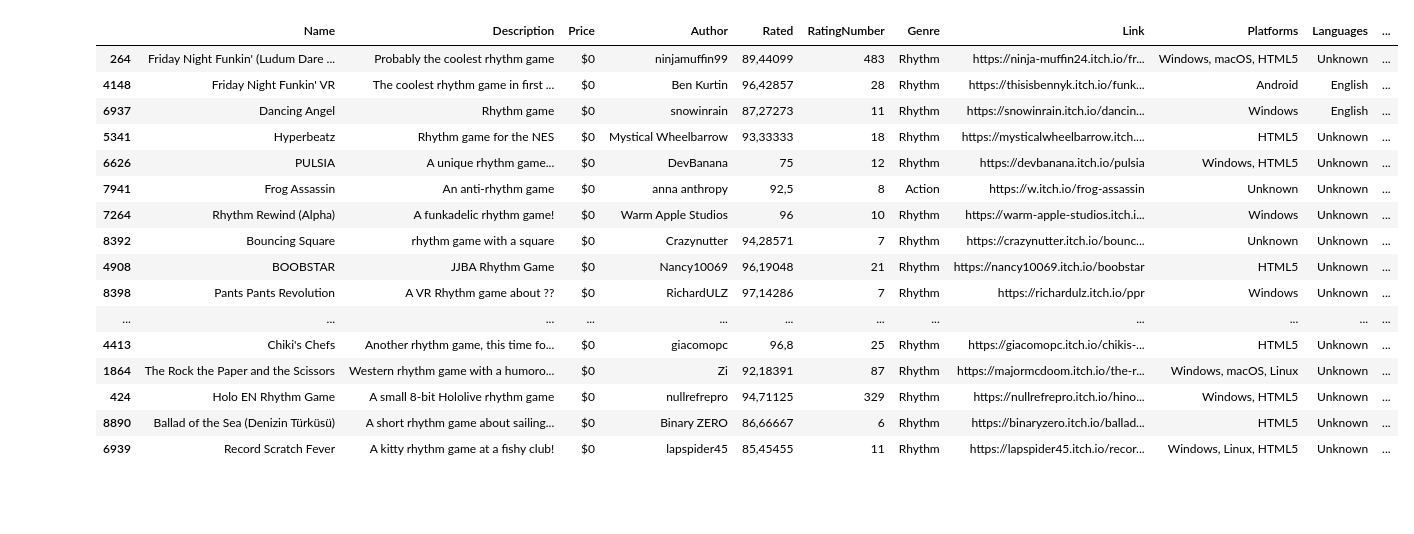
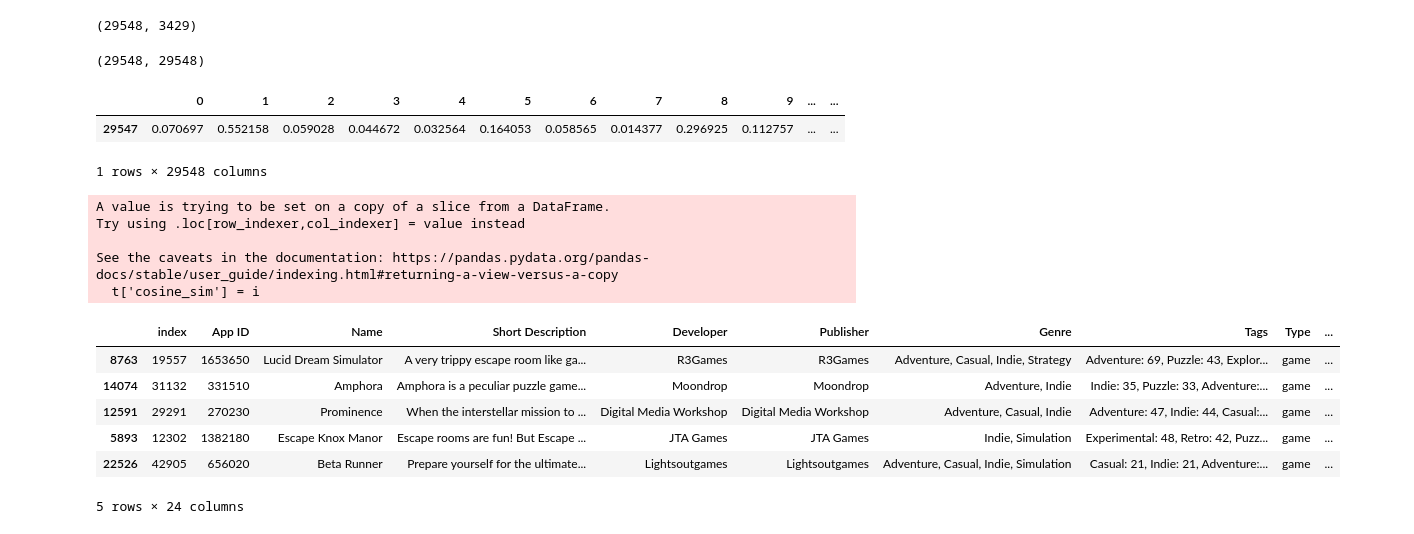
Before and after one commit to wallysands/csci5523project, a Jupyter notebook: project.ipynb, the cells around one changed output. Saved outputs shown, nothing was run; the diff lists cells and outputs as text; code cells hidden in the pictures; blank space fills up the shorter version.

Commit message:
Change to steam dataset

```diff
--- a/project.ipynb
+++ b/project.ipynb
@@ -25 +25,7 @@ kaggle_df.head()
+# %%
+steam_df.dropna(inplace=True)
+count_vector.fit(steam_df['Tags'])
+doc_array = count_vector.transform(steam_df['Tags']).toarray()
+frequency_df = pd.DataFrame(doc_array, columns = count_vector.get_feature_names_out())
+similarity_df = pd.DataFrame(cosine_similarity(frequency_df))
 # %%
@@ -60,28 +35,39 @@ kaggle_df.head()
+# %%
+frequency_df.shape
+# %% [output]
+(29548, 3429)
+# %%
+similarity_df.shape
+# %% [output]
+(29548, 29548)
+# %%
+similarity_df.tail(1)
+# %% [output]
+|  | 0 | 1 | 2 | 3 | 4 | 5 | 6 | 7 | 8 | 9 | ... | ... |
+| 29547 | 0.070697 | 0.552158 | 0.059028 | 0.044672 | 0.032564 | 0.164053 | 0.058565 | 0.014377 | 0.296925 | 0.112757 | ... | ... |
+1 rows × 29548 columns
 # %%
-def get_similar_games(df, game_name, info_col, sim_col, thresh):
-    temp = df[df[info_col]['Name'] == game_name][sim_col]
-    inds = temp.loc[:,((temp > thresh) & (temp < 1.0)).all()]
-    t = df.iloc[inds.columns]['info']
+def get_similar_games(df, game_name, sim_df, thresh):
+    game_info = sim_df.loc[df['Name'] == game_name, :]
+    inds = game_info.loc[:,((game_info > thresh) & (game_info < 0.99999)).all()] #0.99999 is used because some games doing < 1 wasn't working and it would still find itself.
+    t = df.iloc[inds.columns, :]
     i = inds.melt().set_index('variable')
     t['cosine_sim'] = i
-    return t
+    return t.dropna()
+# %%
+steam_df.reset_index(inplace=True)
 # %%
-get_similar_games(kaggle_df, 'Friday Night Funkin\'', 'info', 'similarity', 0.5).sort_values('cosine_sim', ascending=False)
+get_similar_games(steam_df, 'Becalm', similarity_df, 0.5).sort_values('cosine_sim', ascending=False).head()
 # %% [output]
+A value is trying to be set on a copy of a slice from a DataFrame.
+Try using .loc[row_indexer,col_indexer] = value instead
+
+See the caveats in the documentation: https://pandas.pydata.org/pandas-docs/stable/user_guide/indexing.html#returning-a-view-versus-a-copy
+  t['cosine_sim'] = i
-|  | Name | Description | Price | Author | Rated | RatingNumber | Genre | Link | Platforms | Languages | ... |
-| 264 | Friday Night Funkin' (Ludum Dare ... | Probably the coolest rhythm game | $0 | ninjamuffin99 | 89,44099 | 483 | Rhythm | https://ninja-muffin24.itch.io/fr... | Windows, macOS, HTML5 | Unknown | ... |
-| 4148 | Friday Night Funkin' VR | The coolest rhythm game in first ... | $0 | Ben Kurtin | 96,42857 | 28 | Rhythm | https://thisisbennyk.itch.io/funk... | Android | English | ... |
-| 6937 | Dancing Angel | Rhythm game | $0 | snowinrain | 87,27273 | 11 | Rhythm | https://snowinrain.itch.io/dancin... | Windows | English | ... |
-| 5341 | Hyperbeatz | Rhythm game for the NES | $0 | Mystical Wheelbarrow | 93,33333 | 18 | Rhythm | https://mysticalwheelbarrow.itch.... | HTML5 | Unknown | ... |
-| 6626 | PULSIA | A unique rhythm game... | $0 | DevBanana | 75 | 12 | Rhythm | https://devbanana.itch.io/pulsia | Windows, HTML5 | Unknown | ... |
-| 7941 | Frog Assassin | An anti-rhythm game | $0 | anna anthropy | 92,5 | 8 | Action | https://w.itch.io/frog-assassin | Unknown | Unknown | ... |
-| 7264 | Rhythm Rewind (Alpha) | A funkadelic rhythm game! | $0 | Warm Apple Studios | 96 | 10 | Rhythm | https://warm-apple-studios.itch.i... | Windows | Unknown | ... |
-| 8392 | Bouncing Square | rhythm game with a square | $0 | Crazynutter | 94,28571 | 7 | Rhythm | https://crazynutter.itch.io/bounc... | Unknown | Unknown | ... |
-| 4908 | BOOBSTAR | JJBA Rhythm Game | $0 | Nancy10069 | 96,19048 | 21 | Rhythm | https://nancy10069.itch.io/boobstar | HTML5 | Unknown | ... |
-| 8398 | Pants Pants Revolution | A VR Rhythm game about ?? | $0 | RichardULZ | 97,14286 | 7 | Rhythm | https://richardulz.itch.io/ppr | Windows | Unknown | ... |
-| ... | ... | ... | ... | ... | ... | ... | ... | ... | ... | ... | ... |
-| 4413 | Chiki's Chefs | Another rhythm game, this time fo... | $0 | giacomopc | 96,8 | 25 | Rhythm | https://giacomopc.itch.io/chikis-... | HTML5 | Unknown | ... |
-| 1864 | The Rock the Paper and the Scissors | Western rhythm game with a humoro... | $0 | Zi | 92,18391 | 87 | Rhythm | https://majormcdoom.itch.io/the-r... | Windows, macOS, Linux | Unknown | ... |
-| 424 | Holo EN Rhythm Game | A small 8-bit Hololive rhythm game | $0 | nullrefrepro | 94,71125 | 329 | Rhythm | https://nullrefrepro.itch.io/hino... | Windows, HTML5 | Unknown | ... |
-| 8890 | Ballad of the Sea (Denizin Türküsü) | A short rhythm game about sailing... | $0 | Binary ZERO | 86,66667 | 6 | Rhythm | https://binaryzero.itch.io/ballad... | HTML5 | Unknown | ... |
-| 6939 | Record Scratch Fever | A kitty rhythm game at a fishy club! | $0 | lapspider45 | 85,45455 | 11 | Rhythm | https://lapspider45.itch.io/recor... | Windows, Linux, HTML5 | Unknown | ... |
+|  | index | App ID | Name | Short Description | Developer | Publisher | Genre | Tags | Type | ... |
+| 8763 | 19557 | 1653650 | Lucid Dream Simulator | A very trippy escape room like ga... | R3Games | R3Games | Adventure, Casual, Indie, Strategy | Adventure: 69, Puzzle: 43, Explor... | game | ... |
+| 14074 | 31132 | 331510 | Amphora | Amphora is a peculiar puzzle game... | Moondrop | Moondrop | Adventure, Indie | Indie: 35, Puzzle: 33, Adventure:... | game | ... |
+| 12591 | 29291 | 270230 | Prominence | When the interstellar mission to ... | Digital Media Workshop | Digital Media Workshop | Adventure, Casual, Indie | Adventure: 47, Indie: 44, Casual:... | game | ... |
+| 5893 | 12302 | 1382180 | Escape Knox Manor | Escape rooms are fun! But Escape ... | JTA Games | JTA Games | Indie, Simulation | Experimental: 48, Retro: 42, Puzz... | game | ... |
+| 22526 | 42905 | 656020 | Beta Runner | Prepare yourself for the ultimate... | Lightsoutgames | Lightsoutgames | Adventure, Casual, Indie, Simulation | Casual: 21, Indie: 21, Adventure:... | game | ... |
+5 rows × 24 columns
```
Also changed, not shown: parts of 7 cells of this notebook.
